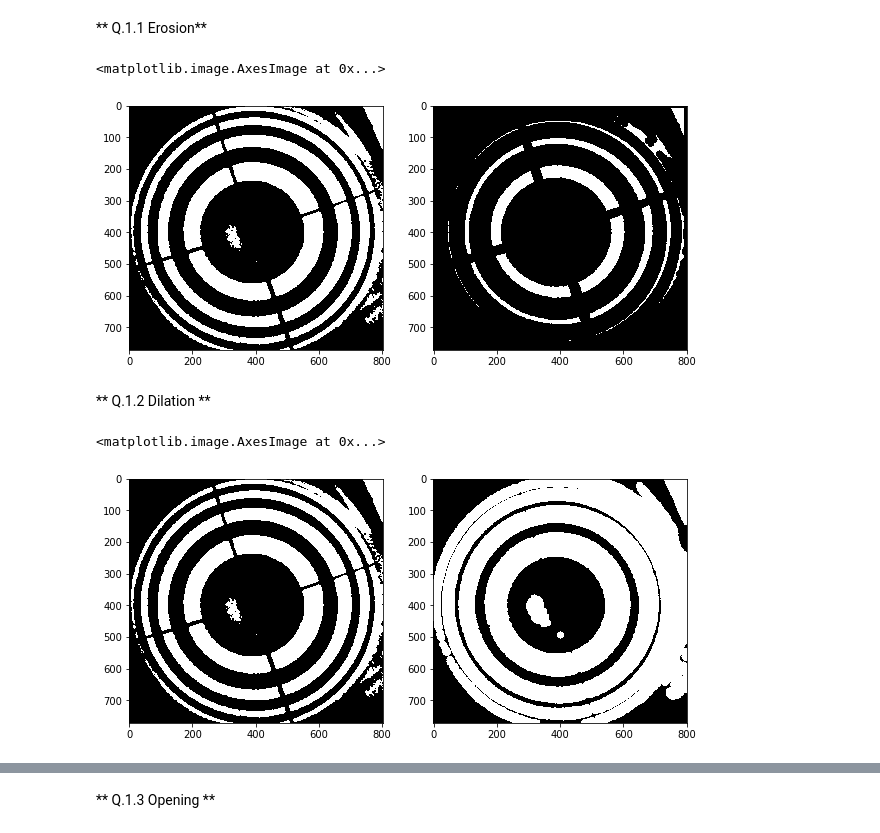
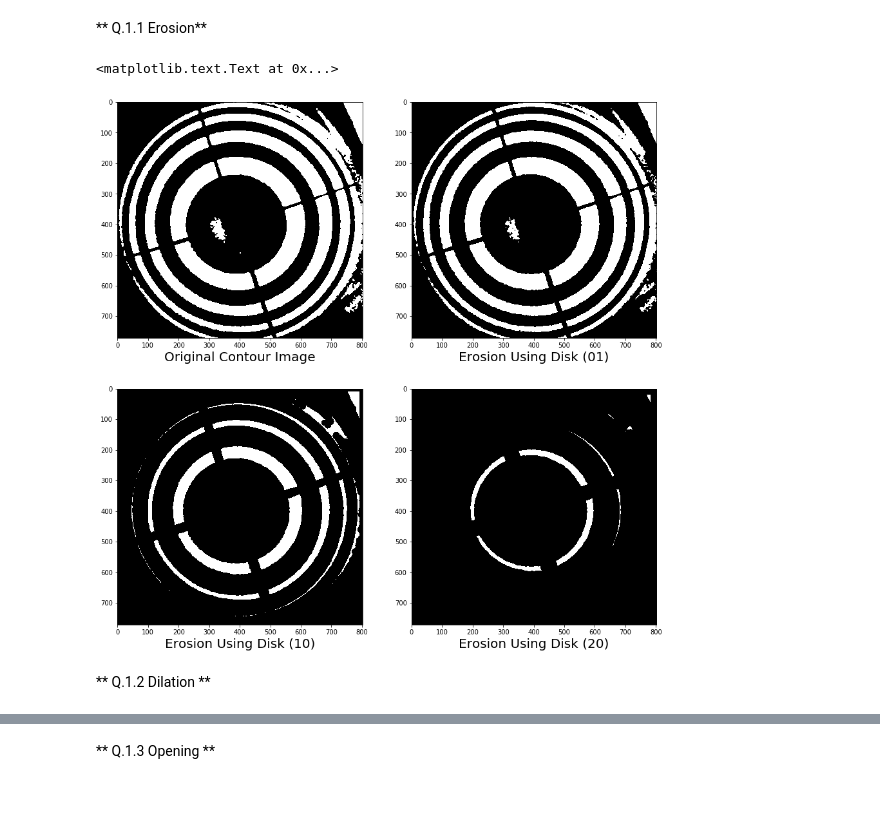
Before and after one commit to kamruleee51/B31XB-IIP-TP-1718, a Jupyter notebook: 5-morpho-segmentation/5-morpho-segmentation.ipynb, the cells around one changed output, grey strips where cells are left out. Drawn from its saved outputs; the diff is of its cells as text; code cells hidden in the pictures; blank space fills up the shorter version.

```diff
--- a/5-morpho-segmentation/5-morpho-segmentation.ipynb
+++ b/5-morpho-segmentation/5-morpho-segmentation.ipynb
@@ -32,28 +33,34 @@ Pretty printing has been turned ON
 # %% [markdown]
 ** Q.1.1 Erosion**
 # %%
-#import of the lena's image from the devices
+#import of the FindingContours's image from the devices
 img_path = './images/'
 img_name = 'FindingContours.png'
 contour_grey_path = img_path.__add__(img_name)
 Contour_grey = io.imread(contour_grey_path)
-selam=disk(10)
-Erosion =binary_erosion(Contour_grey,selam)
-fig, axes = plt.subplots(nrows=1, ncols=2, figsize=(10, 10))
-ax0, ax1 = axes.ravel()
+
+selam_01=disk(1)
+selam_10=disk(10)
+selam_20=disk(20)
+
+Erosion_disk_01=binary_erosion(Contour_grey,selam_01)
+Erosion_disk_10=binary_erosion(Contour_grey,selam_10)
+Erosion_disk_20=binary_erosion(Contour_grey,selam_20)
+
+fig, axes = plt.subplots(nrows=2, ncols=2, figsize=(15, 15))
+ax0, ax1, ax2, ax3 = axes.ravel()
+
 ax0.imshow(Contour_grey,cmap='gray')
-ax1.imshow(Erosion,cmap='gray')
+ax1.imshow(Erosion_disk_01,cmap='gray')
+ax2.imshow(Erosion_disk_10,cmap='gray')
+ax3.imshow(Erosion_disk_20,cmap='gray')
+
+ax0.set_xlabel('Original Contour Image',fontsize=20)
+ax1.set_xlabel('Erosion Using Disk (01)',fontsize=20)
+ax2.set_xlabel('Erosion Using Disk (10)',fontsize=20)
+ax3.set_xlabel('Erosion Using Disk (20)',fontsize=20)
 # %% [output]
-<matplotlib.image.AxesImage at 0x...>
+<matplotlib.text.Text at 0x...>
-[figure, old version]
+[figure, new version]
 # %% [markdown]
 ** Q.1.2 Dilation **
-# %%
-Dilation =binary_dilation(Contour_grey,selam)
-fig, axes = plt.subplots(nrows=1, ncols=2, figsize=(10, 10))
-ax0, ax1 = axes.ravel()
-ax0.imshow(Contour_grey,cmap='gray')
-ax1.imshow(Dilation,cmap='gray')
-# %% [output]
-<matplotlib.image.AxesImage at 0x...>
-[figure, removed]
```
Also changed, not shown: parts of 13 cells of this notebook.
